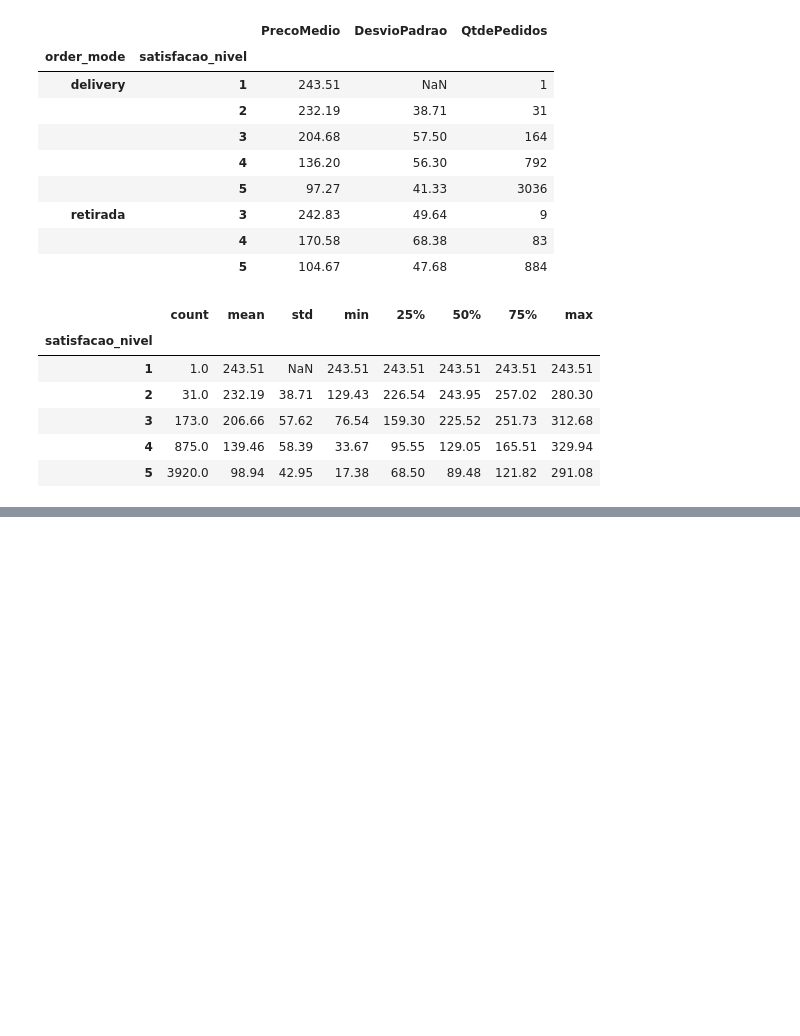
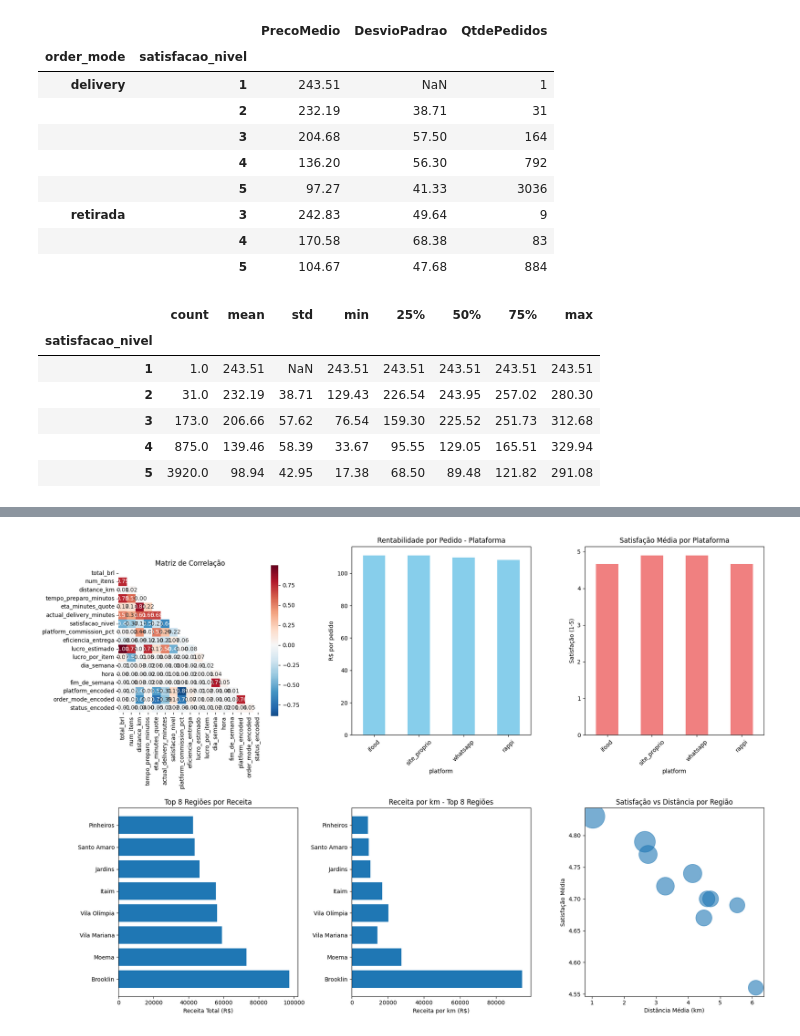
Before and after one commit to joaobaungartner/analise-de-dados, a Jupyter notebook: analise-de-dados.ipynb, the cells around one changed output, grey strips where cells are left out. Cells and saved outputs as stored; diff of their text form; code cells hidden in the pictures; blank space fills up the shorter version.

Commit message:
matriz de correlação/  análise de rentabilidade por plataforma/região/ visualizações estratégicas

```diff
--- a/analise-de-dados.ipynb
+++ b/analise-de-dados.ipynb
@@ -360,0 +621,56 @@ df_groupby.describe().round(2)
+# %%
+# VISUALIZAÇÕES ESTRATÉGICAS DA FASE 1
+
+import matplotlib.pyplot as plt
+import numpy as np
+import seaborn as sns
+
+# Criar figura com subplots
+fig, axes = plt.subplots(2, 3, figsize=(18, 12))
+
+# 1. Matriz de Correlação
+mask = np.triu(np.ones_like(correlation_matrix, dtype=bool))
+sns.heatmap(correlation_matrix, mask=mask, annot=True, cmap='RdBu_r', center=0,
+            square=True, fmt='.2f', ax=axes[0,0], cbar_kws={"shrink": .8})
+axes[0,0].set_title('Matriz de Correlação')
+
+# 2. Rentabilidade por Plataforma
+rentabilidade_plataforma_ordenada['Rentabilidade_por_Pedido'].plot(kind='bar', ax=axes[0,1], color='skyblue')
+axes[0,1].set_title('Rentabilidade por Pedido - Plataforma')
+axes[0,1].set_ylabel('R$ por pedido')
+axes[0,1].tick_params(axis='x', rotation=45)
+
+# 3. Satisfação por Plataforma
+rentabilidade_plataforma_ordenada['Satisfacao_Media'].plot(kind='bar', ax=axes[0,2], color='lightcoral')
+axes[0,2].set_title('Satisfação Média por Plataforma')
+axes[0,2].set_ylabel('Satisfação (1-5)')
+axes[0,2].tick_params(axis='x', rotation=45)
+
+# 4. Top 8 Regiões por Receita
+top_regioes = rentabilidade_regiao_ordenada.head(8)
+axes[1,0].barh(range(len(top_regioes)), top_regioes['Receita_Total'])
+axes[1,0].set_yticks(range(len(top_regioes)))
+axes[1,0].set_yticklabels(top_regioes.index)
+axes[1,0].set_xlabel('Receita Total (R$)')
+axes[1,0].set_title('Top 8 Regiões por Receita')
+
+# 5. Receita por km por Região
+top_regioes_receita_km = rentabilidade_regiao_ordenada.head(8)
+axes[1,1].barh(range(len(top_regioes_receita_km)), top_regioes_receita_km['Receita_por_km'])
+axes[1,1].set_yticks(range(len(top_regioes_receita_km)))
+axes[1,1].set_yticklabels(top_regioes_receita_km.index)
+axes[1,1].set_xlabel('Receita por km (R$)')
+axes[1,1].set_title('Receita por km - Top 8 Regiões')
+
+# 6. Satisfação vs Distância por Região
+axes[1,2].scatter(rentabilidade_regiao_ordenada['Distancia_Media'],
+                 rentabilidade_regiao_ordenada['Satisfacao_Media'],
+                 s=rentabilidade_regiao_ordenada['Qtd_Pedidos']*2, alpha=0.6)
+axes[1,2].set_xlabel('Distância Média (km)')
+axes[1,2].set_ylabel('Satisfação Média')
+axes[1,2].set_title('Satisfação vs Distância por Região')
+
+plt.tight_layout()
+plt.show()
+# %% [output]
+[figure, added]
```
Also changed, not shown: parts of 12 cells of this notebook.
